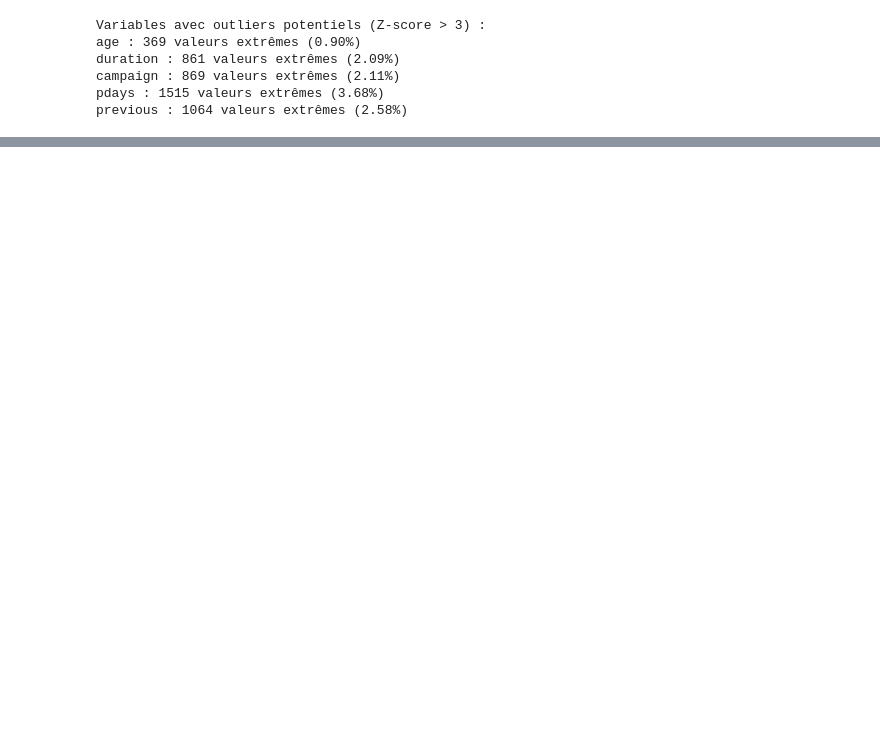
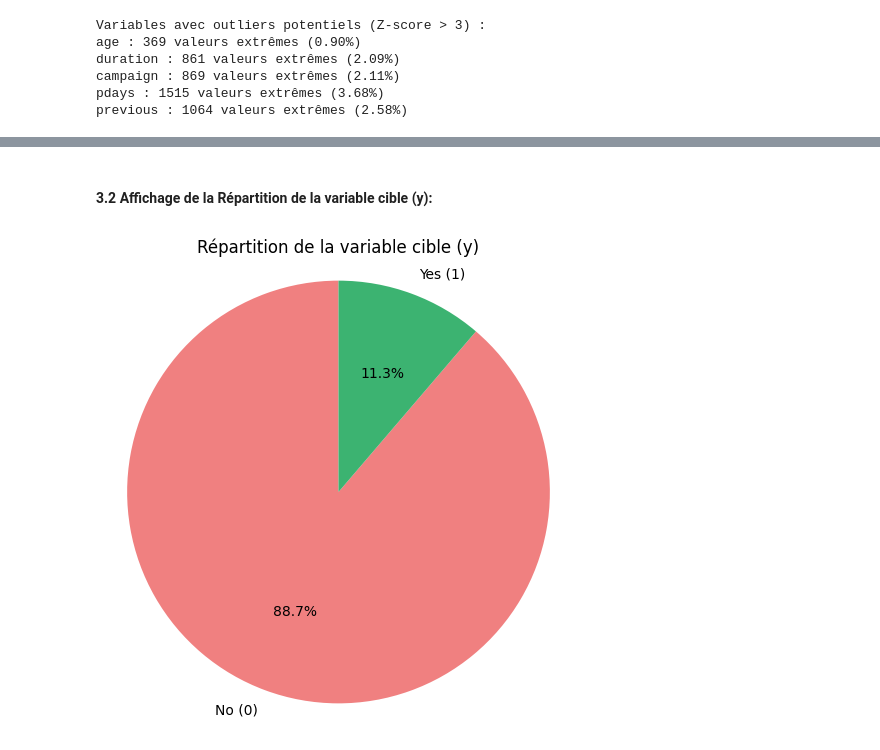
Before and after one commit to saaoudxteer/bank-marketing-project, a Jupyter notebook: bank_marketing_knn_tree.ipynb, the cells around one changed output, grey strips where cells are left out. Drawn from its saved outputs; the diff is of its cells as text; code cells hidden in the pictures; blank space fills up the shorter version.

```diff
--- a/bank_marketing_knn_tree.ipynb
+++ b/bank_marketing_knn_tree.ipynb
@@ -132,2 +168,0 @@ df['campaign_log'] = np.log1p(df['campaign'])
-# %%
-df['pdays_was_contacted'] = df['pdays'].apply(lambda x: 0 if x == 999 else 1)
@@ -210,4 +168,0 @@ Ex : retired, student, admin. → plus enclins à souscrire
-# %%
-df['age_group'] = pd.cut(df['age'], bins=[17, 25, 35, 50, 65, 100],
-                         labels=['18-25', '26-35', '36-50', '51-65', '65+'])
-sns.barplot(x='age_group', y='y', data=df)
@@ -224,4 +168,0 @@ L’âge influence aussi la probabilité de souscription Tu peux regrouper par t
-# %%
-df['age_group'] = pd.cut(df['age'], bins=[17, 25, 35, 50, 65, 100],
-                         labels=['18-25', '26-35', '36-50', '51-65', '65+'])
-sns.barplot(x='age_group', y='y', data=df)
@@ -230,0 +209,13 @@ sns.barplot(x='age_group', y='y', data=df)
+# %% [markdown]
+#### 3.2 Affichage de la Répartition de la variable cible (y):
+# %%
+labels = ['No (0)', 'Yes (1)']
+sizes = df['y'].value_counts(normalize=True) * 100
+colors = ['lightcoral', 'mediumseagreen']
+plt.figure(figsize=(6,6))
+plt.pie(sizes, labels=labels, autopct='%1.1f%%', startangle=90, colors=colors)
+plt.title("Répartition de la variable cible (y)")
+plt.axis('equal')
+plt.show()
+# %% [output]
+[figure, added]
```
Also changed, not shown: parts of 74 cells of this notebook, 8 other files.
